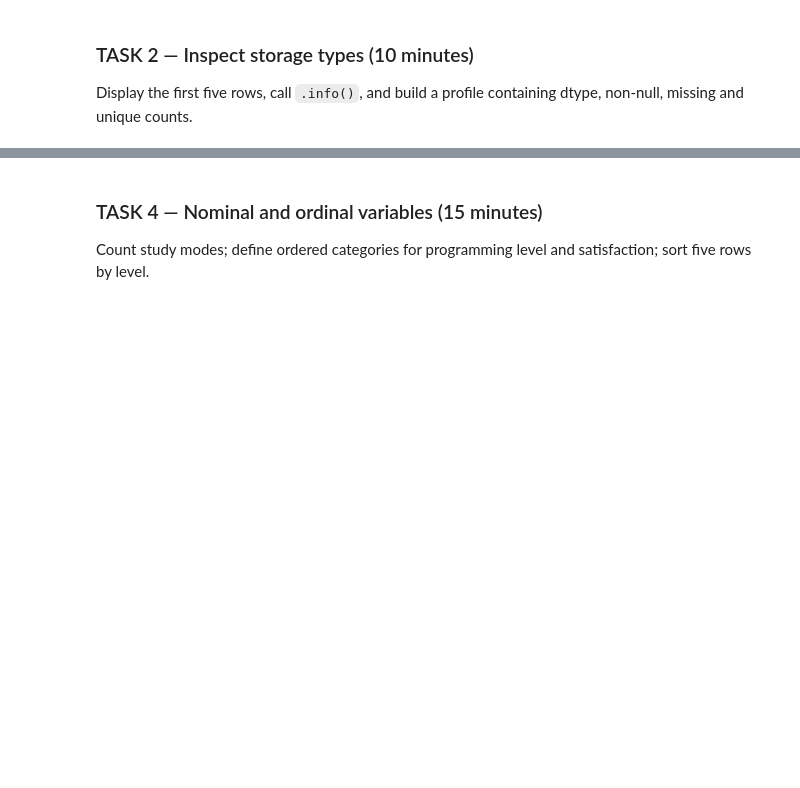
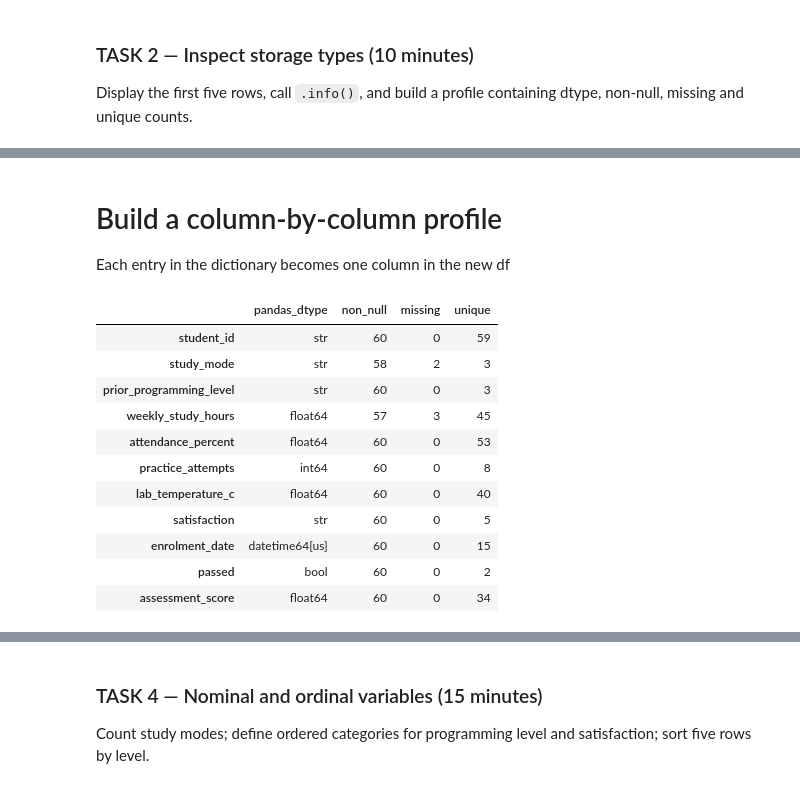
Before and after one commit to dev-deg/aci-26-pt, a Jupyter notebook: dataset-properties/dataset_properties.ipynb, the cells around one changed output, grey strips where cells are left out. Drawn from its saved outputs; the diff is of its cells as text; code cells hidden in the pictures; blank space fills up the shorter version.

```diff
--- a/dataset-properties/dataset_properties.ipynb
+++ b/dataset-properties/dataset_properties.ipynb
@@ -94,3 +166,32 @@ memory usage: 1014.0+ bytes
+# %% [markdown]
+# Build a column-by-column profile
+Each entry in the dictionary becomes one column in the new df
+# %%
+profile = pd.DataFrame({
+    #dtypes returns one pandas dtype per column, so we convert to string for display
+    'pandas_dtype': students.dtypes.astype(str),
+    #notna() is True where a value is present, so we sum to get the number of non-null values per column
+    'non_null': students.notna().sum(),
+    #isna() is True where a value is missing, so we sum to get the number of null values per column
+    'missing': students.isna().sum(),
+    #nunique() returns the number of unique values per column, dropna=True ignores null values
+    'unique': students.nunique(dropna=True),
+})
+
+profile
+# %% [output]
+|  | pandas_dtype | non_null | missing | unique |
+| student_id | str | 60 | 0 | 59 |
+| study_mode | str | 58 | 2 | 3 |
+| prior_programming_level | str | 60 | 0 | 3 |
+| weekly_study_hours | float64 | 57 | 3 | 45 |
+| attendance_percent | float64 | 60 | 0 | 53 |
+| practice_attempts | int64 | 60 | 0 | 8 |
+| lab_temperature_c | float64 | 60 | 0 | 40 |
+| satisfaction | str | 60 | 0 | 5 |
+| enrolment_date | datetime64[us] | 60 | 0 | 15 |
+| passed | bool | 60 | 0 | 2 |
+| assessment_score | float64 | 60 | 0 | 34 |
 # %% [markdown]
 ### TASK 3 — Classify semantic types (10 minutes)
 Assign each student column one semantic type and display the mapping as a DataFrame.
```
Also changed, not shown: parts of 20 cells of this notebook, 2 other files.
